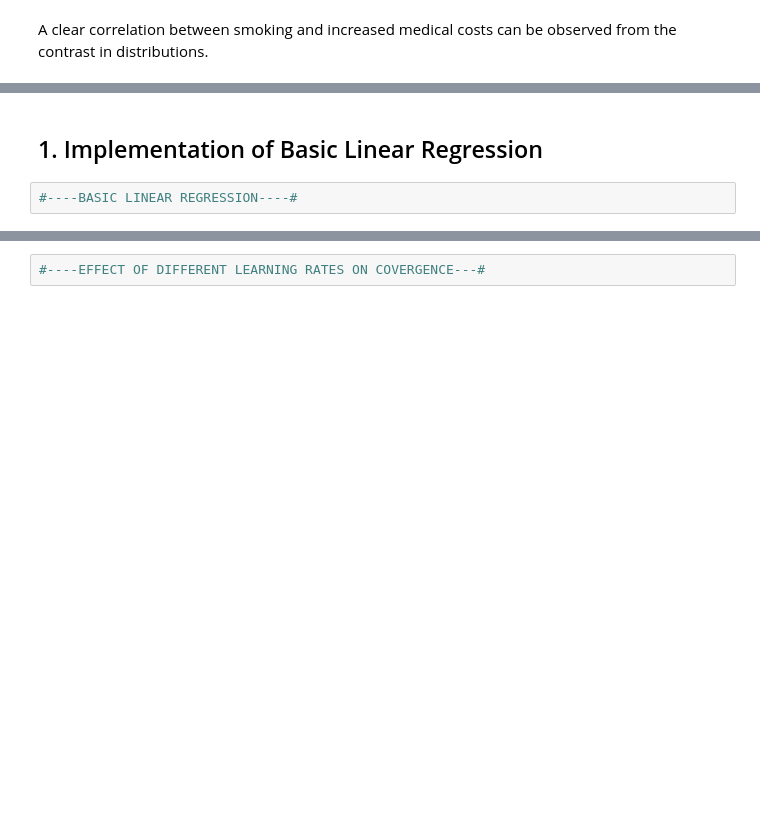
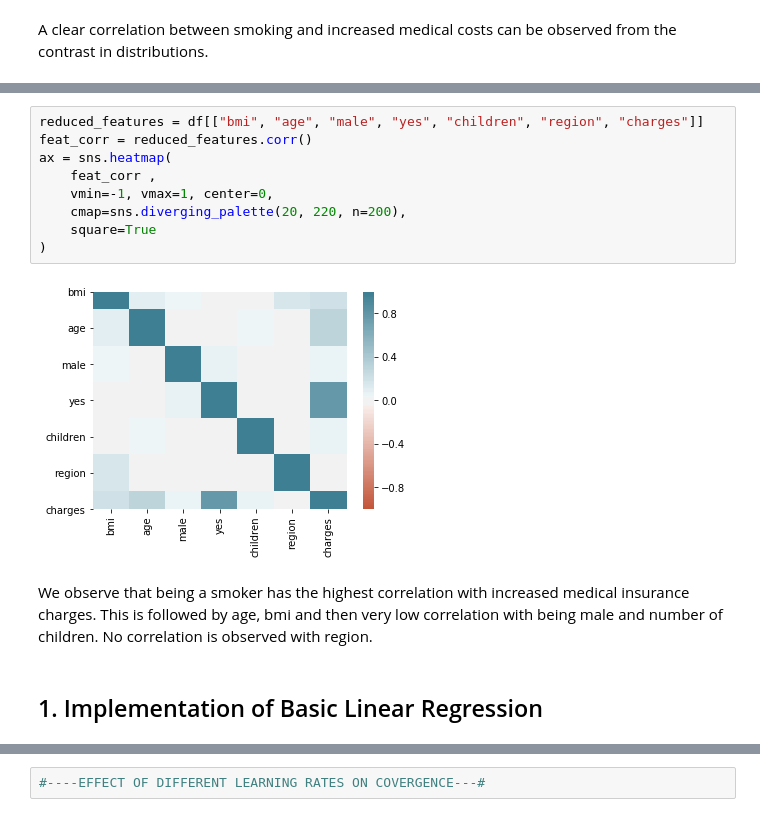
Before and after one commit to SamBall999/ACML-Assignments, a Jupyter notebook: A1_Linear_Regression/ACML_A1_1603701.ipynb, the cells around one changed output, grey strips where cells are left out. Saved outputs shown, nothing was run; the diff lists cells and outputs as text; blank space fills up the shorter version.

```diff
--- a/A1_Linear_Regression/ACML_A1_1603701.ipynb
+++ b/A1_Linear_Regression/ACML_A1_1603701.ipynb
@@ -168,4 +235,15 @@ A clear correlation between smoking and increased medical costs can be observed
+# %%
+reduced_features = df[["bmi", "age", "male", "yes", "children", "region", "charges"]]
+feat_corr = reduced_features.corr()
+ax = sns.heatmap(
+    feat_corr ,
+    vmin=-1, vmax=1, center=0,
+    cmap=sns.diverging_palette(20, 220, n=200),
+    square=True
+)
+# %% [output]
+[figure, added]
+# %% [markdown]
+We observe that being a smoker has the highest correlation with increased medical insurance charges. This is followed by age, bmi and then very low correlation with being male and number of children. No correlation is observed with region.
 # %% [markdown]
 ## 1. Implementation of Basic Linear Regression
-# %%
-#----BASIC LINEAR REGRESSION----#
```
Also changed, not shown: parts of 75 cells of this notebook.
